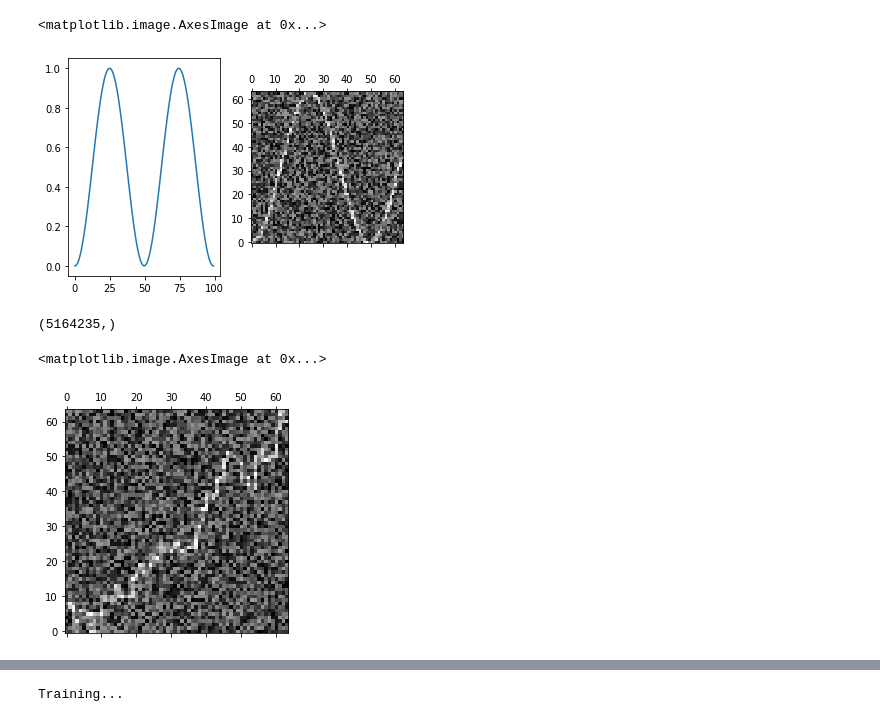
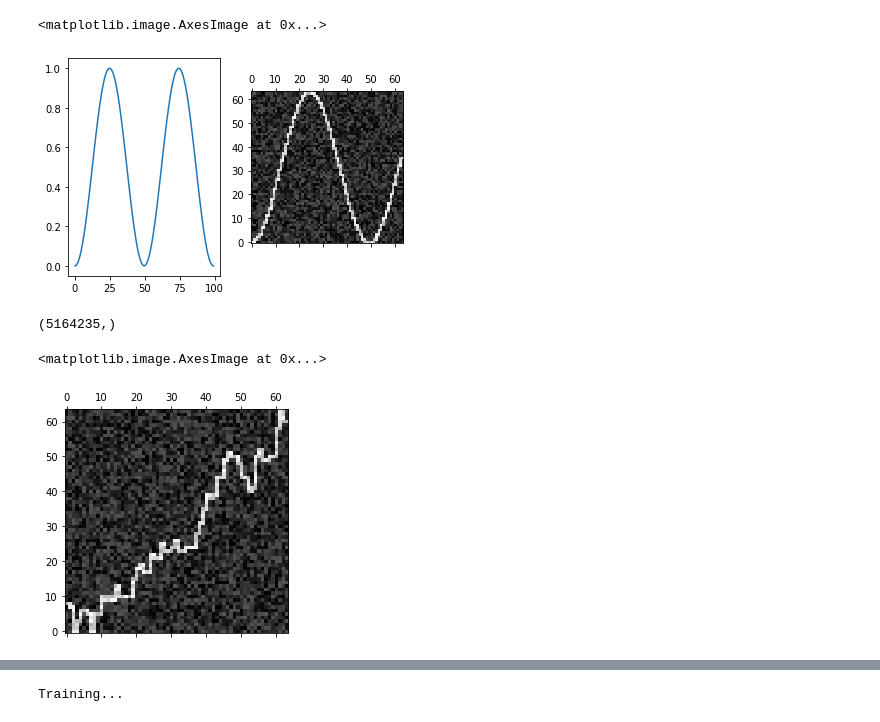
Before and after one commit to jekabsGritans/gaf-gan, a Jupyter notebook: plot-coding.ipynb, the cells around one changed output, grey strips where cells are left out. Drawn from its saved outputs; the diff is of its cells as text; code cells hidden in the pictures.

```diff
--- a/plot-coding.ipynb
+++ b/plot-coding.ipynb
@@ -4,24 +4,24 @@ import matplotlib.pyplot as plt
 # %%
 minmax = lambda x: (min(x), max(x))
 
 def encode(series, n):
     plot = np.zeros((n,n))
     series = series[::len(series)//n][:n]
     series/=series.max()
     disc = (series*(n-1)).astype(int)
     for i in range(n):
         miny, maxy = minmax(disc[i:i+2])
         plot[miny:maxy+1,i]=1
-    plot+=np.random.rand(plot.shape[0], plot.shape[1])*1.5
+    plot+=np.random.rand(plot.shape[0], plot.shape[1])*0.5
     return plot
 
 x = np.sin(np.linspace(0, 2*np.pi, 100))**2
 ax1, ax2 = plt.subplot(121), plt.subplot(122)
 ax1.plot(x)
 ax2.matshow(encode(x, 64), origin="lower", cmap="gray")
 # %% [output]
 <matplotlib.image.AxesImage at 0x...>
-[figure, old version]
+[figure, new version]
 # %%
 import pandas as pd
 prices = pd.read_csv("/datasets/eur_usd/eurusd_minute.csv")['BidClose'].values
@@ -56,7 +56,7 @@ dataset = PlotDataset(prices, 64)
 plt.matshow(dataset[0][0], origin="lower", cmap="gray")
 # %% [output]
 <matplotlib.image.AxesImage at 0x...>
-[figure, old version]
+[figure, new version]
 # %%
 device = torch.device("cuda" if torch.cuda.is_available() else "cpu")
 if device.type=='cuda':
```
Also changed, not shown: parts of 3 cells of this notebook, 2 other files.
